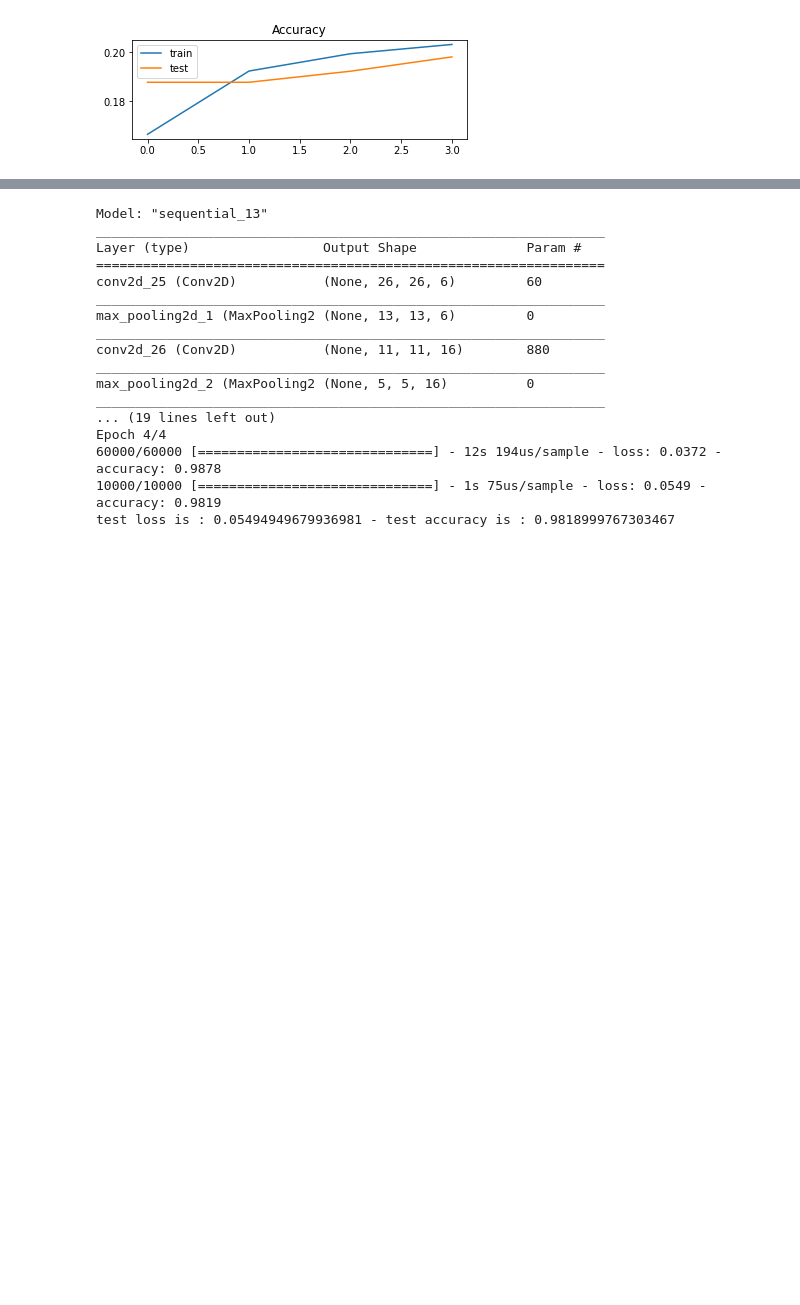
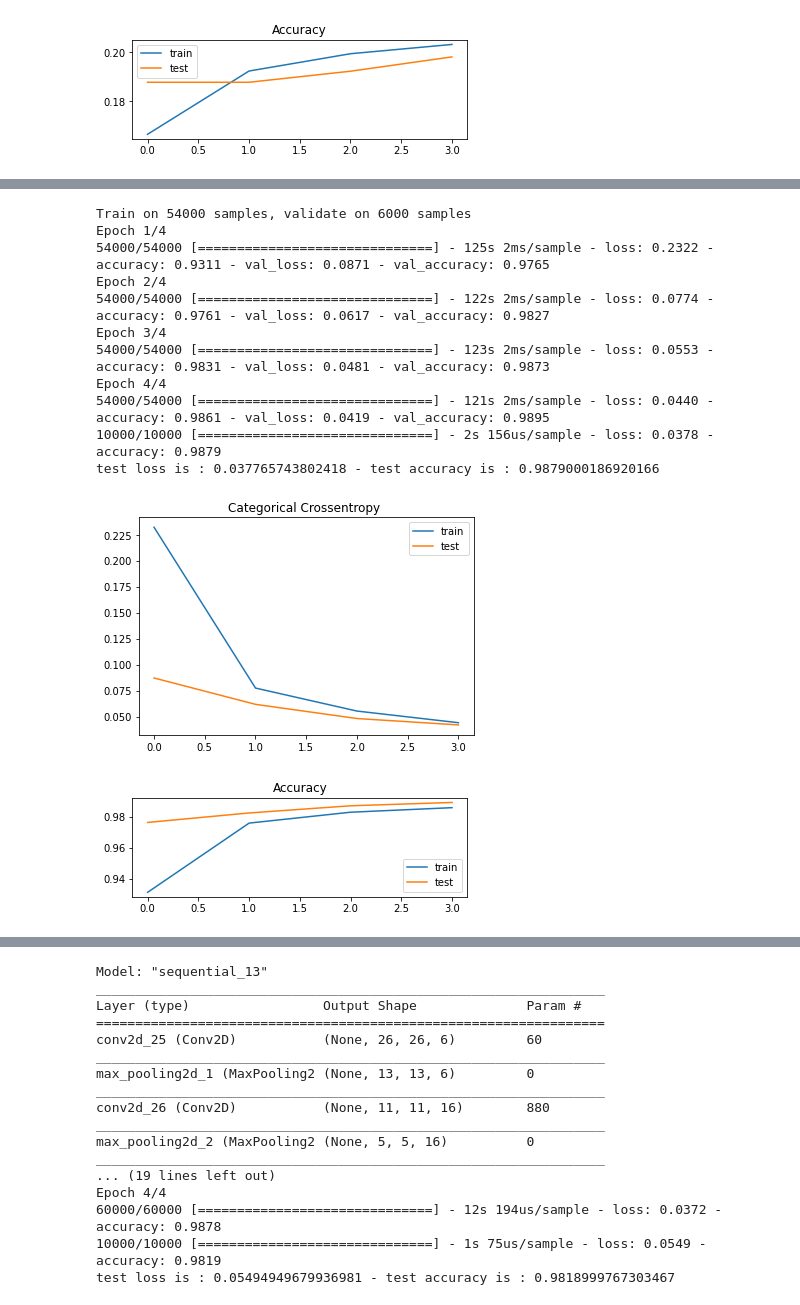
Before and after one commit to Adrieennn/CNN, a Jupyter notebook: NN.ipynb, the cells around one changed output, grey strips where cells are left out. Cells and saved outputs as stored; diff of their text form; code cells hidden in the pictures; blank space fills up the shorter version.

```diff
--- a/NN.ipynb
+++ b/NN.ipynb
@@ -648,0 +647,52 @@ This is to ensure that each example has an expected probability of 1.0 for the a
+# %%
+from keras.utils import to_categorical
+
+#hot encoding
+y_train_cat = to_categorical(y_train)
+y_test_cat = to_categorical(y_test)
+
+model2 = keras.Sequential([
+        layers.Conv2D(filters=6, kernel_size=(3, 3), activation='relu', input_shape=(28,28,1)),
+        layers.AveragePooling2D(),
+        layers.Conv2D(filters=16, kernel_size=(3, 3), activation='relu'),
+        layers.AveragePooling2D(),
+        layers.Flatten(),
+        layers.Dense(units=120, activation='relu'),
+        layers.Dense(units=84, activation='relu'),
+        layers.Dense(units=10, activation = 'softmax')
+    ])
+
+model2.compile(optimizer = "adam", loss = "categorical_crossentropy",
+                metrics = ["accuracy"])
+
+history = model2.fit(x_train, y_train_cat, epochs = 4, validation_split=0.1)
+# Accuracy:
+accuracy(model2, x_test, y_test_cat)
+
+#plot loss during training
+plt.title('Categorical Crossentropy ')
+plt.plot(history.history['loss'], label='train')
+plt.plot(history.history['val_loss'], label='test')
+plt.legend()
+plt.show()
+# plot accuracy during training
+plt.subplot(212)
+plt.title('Accuracy')
+plt.plot(history.history['accuracy'], label='train')
+plt.plot(history.history['val_accuracy'], label='test')
+plt.legend()
+plt.show()
+# %% [output]
+Train on 54000 samples, validate on 6000 samples
+Epoch 1/4
+54000/54000 [==============================] - 125s 2ms/sample - loss: 0.2322 - accuracy: 0.9311 - val_loss: 0.0871 - val_accuracy: 0.9765
+Epoch 2/4
+54000/54000 [==============================] - 122s 2ms/sample - loss: 0.0774 - accuracy: 0.9761 - val_loss: 0.0617 - val_accuracy: 0.9827
+Epoch 3/4
+54000/54000 [==============================] - 123s 2ms/sample - loss: 0.0553 - accuracy: 0.9831 - val_loss: 0.0481 - val_accuracy: 0.9873
+Epoch 4/4
+54000/54000 [==============================] - 121s 2ms/sample - loss: 0.0440 - accuracy: 0.9861 - val_loss: 0.0419 - val_accuracy: 0.9895
+10000/10000 [==============================] - 2s 156us/sample - loss: 0.0378 - accuracy: 0.9879
+test loss is : 0.037765743802418 - test accuracy is : 0.9879000186920166
+[figure, added]
+[figure, added]
```
Also changed, not shown: parts of 10 cells of this notebook.
